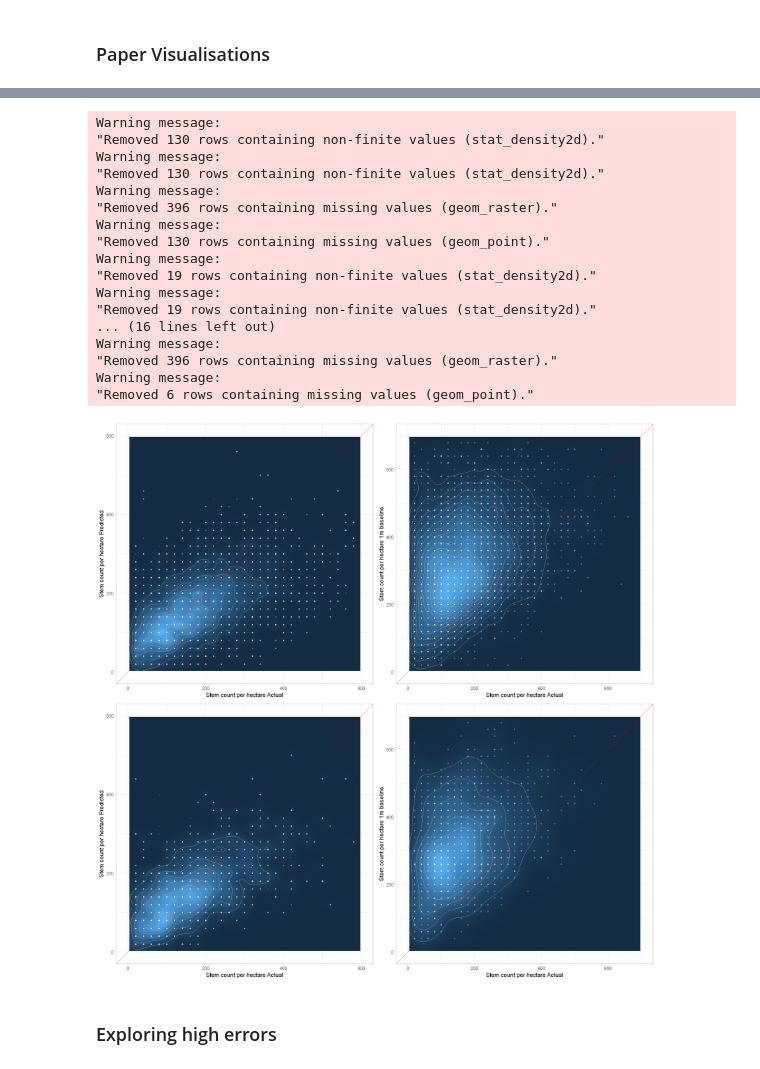
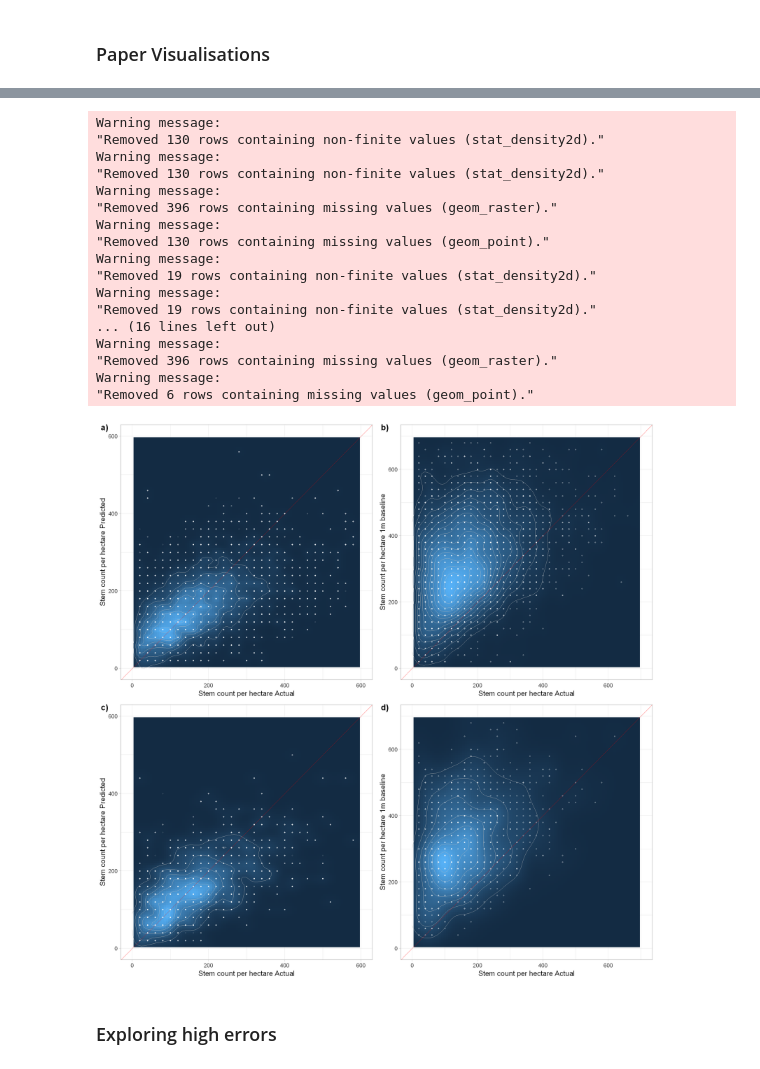
Before and after one commit to HAFL-WWI/FINTCH-publication-code, a Jupyter notebook: 2022-improving-local-maxima-idt/r/Compound_Classifier_R.ipynb, the cells around one changed output, grey strips where cells are left out. Cells and saved outputs as stored; diff of their text form; code cells hidden in the pictures.

```diff
--- a/2022-improving-local-maxima-idt/r/Compound_Classifier_R.ipynb
+++ b/2022-improving-local-maxima-idt/r/Compound_Classifier_R.ipynb
@@ -963,20 +1130,20 @@ $`3`
   1   2   3
   0   0 204
 # %%
-#Treining the models per sub-set
+#Calibrating the models per sub-set
 
 # All plots
-data <- lfi_trees_grouped_train
+data <- lfi_trees_grouped_calibration
 print(nrow(data))
 scores_all <- fintch_composite_cv(cols_complete, classes=classes, data=data, target_prefix=target_prefix, dynamic=dynamic, method=method, n_fold=10, y_column="parameterset_min", fold_column="perimeter_id")
 
 # Without plots whose ALS date was acquired before 2010
-data <- lfi_trees_grouped_ss1_train
+data <- lfi_trees_grouped_ss1_calibration
 print(nrow(data))
 scores_ss1 <- fintch_composite_cv(cols_complete, classes=classes, data=data, target_prefix=target_prefix, dynamic=dynamic, method=method, n_fold=10, y_column="parameterset_min", fold_column="perimeter_id")
 
 # Only plots after 2010 and with a difference of less than 7 years between the ALS acquisition and the field acquisition
-data <- lfi_trees_grouped_ss2_train
+data <- lfi_trees_grouped_ss2_calibration
 print(nrow(data))
 scores_ss2 <- fintch_composite_cv(cols_complete, classes=classes, data=data, target_prefix=target_prefix, dynamic=dynamic, method=method, n_fold=10, y_column="parameterset_min", fold_column="perimeter_id")
 # %% [output]
@@ -1495,10 +1655,10 @@ Warning message:
 # %%
-#Scatter plots train
-df <- data.frame(Actual=scd_train$density_actual, Prediction=scd_train$stems_per_ha_model, Error=scd_train$stems_per_ha_err_model)
+#Scatter plots calibration
+df <- data.frame(Actual=scd_calibration$density_actual, Prediction=scd_calibration$stems_per_ha_model, Error=scd_calibration$stems_per_ha_err_model)
 
 options(repr.plot.width=12, repr.plot.height=12)
 
-font_base_size <- 18
+font_base_size <- 22
 
 sc1_tr <- ggplot(df, aes(x=Actual, y=Prediction)) +
   # geom_bin2d(binwidth=20)+
@@ -1516,7 +1676,7 @@ sc1_tr <- ggplot(df, aes(x=Actual, y=Prediction)) +
   ylab("Stem count per hectare Predicted")
 
 
-df <- data.frame(Actual=lfi_trees_grouped_train$density_actual, Baseline=lfi_trees_grouped_train$stems_per_ha_ps1, Error=lfi_trees_grouped_train$stems_per_ha_err_ps1)
+df <- data.frame(Actual=lfi_trees_grouped_calibration$density_actual, Baseline=lfi_trees_grouped_calibration$stems_per_ha_ps1, Error=lfi_trees_grouped_calibration$stems_per_ha_err_ps1)
 
 sc2_tr <- ggplot(df, aes(x=Actual, y=Baseline)) +
   # geom_bin2d(binwidth=20)+
@@ -1535,9 +1695,9 @@ sc2_tr <- ggplot(df, aes(x=Actual, y=Baseline)) +
 options(repr.plot.width=24, repr.plot.height=12)
 
 ggarrange(sc1_tr, sc2_tr,
-          #labels = c("Actual vs Predicted", "Actual vs Baseline"),
-          ncol = 2, nrow = 1)
-ggsave(filename = "4_scatter_actual_predicted_baseline_train.jpg", width = 24, height = 12, device='jpeg', dpi=300)
+          labels = c("a) ", "b) "),
+          ncol = 2, nrow = 1, font.label = list(size = 26))
+ggsave(filename = "4_scatter_actual_predicted_baseline_calibration.jpg", width = 24, height = 12, device='jpeg', dpi=300)
 # %% [output]
 Warning message:
 "Removed 130 rows containing non-finite values (stat_density2d)."
@@ -1559,10 +1719,10 @@ Warning message:
 # %%
-#Scatter plots test
-df <- data.frame(Actual=scd_test$density_actual, Prediction=scd_test$stems_per_ha_model, Error=scd_test$stems_per_ha_err_model)
+#Scatter plots validation
+df <- data.frame(Actual=scd_validation$density_actual, Prediction=scd_validation$stems_per_ha_model, Error=scd_validation$stems_per_ha_err_model)
 
 options(repr.plot.width=12, repr.plot.height=12)
 
-font_base_size <- 18
+font_base_size <- 22
 
 sc1_ts <- ggplot(df, aes(x=Actual, y=Prediction)) +
   # geom_bin2d(binwidth=20)+
@@ -1580,7 +1740,7 @@ sc1_ts <- ggplot(df, aes(x=Actual, y=Prediction)) +
   ylab("Stem count per hectare Predicted")
 
 
-df <- data.frame(Actual=lfi_trees_grouped_test$density_actual, Baseline=lfi_trees_grouped_test$stems_per_ha_ps1, Error=lfi_trees_grouped_test$stems_per_ha_err_ps1)
+df <- data.frame(Actual=lfi_trees_grouped_validation$density_actual, Baseline=lfi_trees_grouped_validation$stems_per_ha_ps1, Error=lfi_trees_grouped_validation$stems_per_ha_err_ps1)
 
 sc2_ts <- ggplot(df, aes(x=Actual, y=Baseline)) +
   # geom_bin2d(binwidth=20)+
@@ -1599,9 +1759,9 @@ sc2_ts <- ggplot(df, aes(x=Actual, y=Baseline)) +
 options(repr.plot.width=24, repr.plot.height=12)
 
 ggarrange(sc1_ts, sc2_ts,
-          #labels = c("Actual vs Predicted", "Actual vs Baseline"),
-          ncol = 2, nrow = 1)
-ggsave(filename = "4_scatter_actual_predicted_baseline_test.jpg", width = 24, height = 12, device='jpeg', dpi=300)
+          labels = c("a) ", "b) "),
+          ncol = 2, nrow = 1, font.label = list(size = 26))
+ggsave(filename = "4_scatter_actual_predicted_baseline_validation.jpg", width = 24, height = 12, device='jpeg', dpi=300)
 # %% [output]
 Warning message:
 "Removed 10 rows containing non-finite values (stat_density2d)."
@@ -1623,29 +1783,29 @@ Warning message:
 # %%
-#Scatter plots test and train
+#Scatter plots validation and calibration
 options(repr.plot.width=24, repr.plot.height=24)
 
 ggarrange(sc1_tr,sc2_tr,sc1_ts, sc2_ts,
-          #labels = c("Actual vs Predicted", "Actual vs Baseline"),
-          ncol = 2, nrow = 2)
+          labels = c("a) ", "b) ", "c) ", "d) "),
+          ncol = 2, nrow = 2, font.label = list(size = 26))
 # %% [output]
 Warning message:
 "Removed 130 rows containing non-finite values (stat_density2d)."
 Warning message:
 "Removed 130 rows containing non-finite values (stat_density2d)."
 Warning message:
 "Removed 396 rows containing missing values (geom_raster)."
 Warning message:
 "Removed 130 rows containing missing values (geom_point)."
 Warning message:
 "Removed 19 rows containing non-finite values (stat_density2d)."
 Warning message:
 "Removed 19 rows containing non-finite values (stat_density2d)."
 ... (16 lines left out)
 Warning message:
 "Removed 396 rows containing missing values (geom_raster)."
 Warning message:
 "Removed 6 rows containing missing values (geom_point)."
-[figure, old version]
+[figure, new version]
 # %% [markdown]
 ### Exploring high errors
 # %%
```
Also changed, not shown: parts of 52 cells of this notebook.
